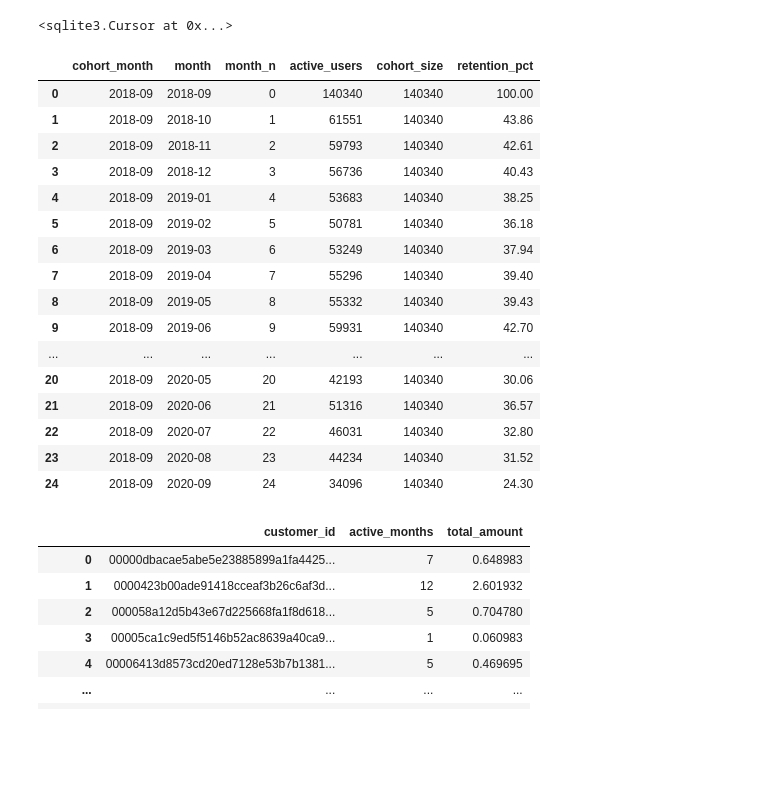
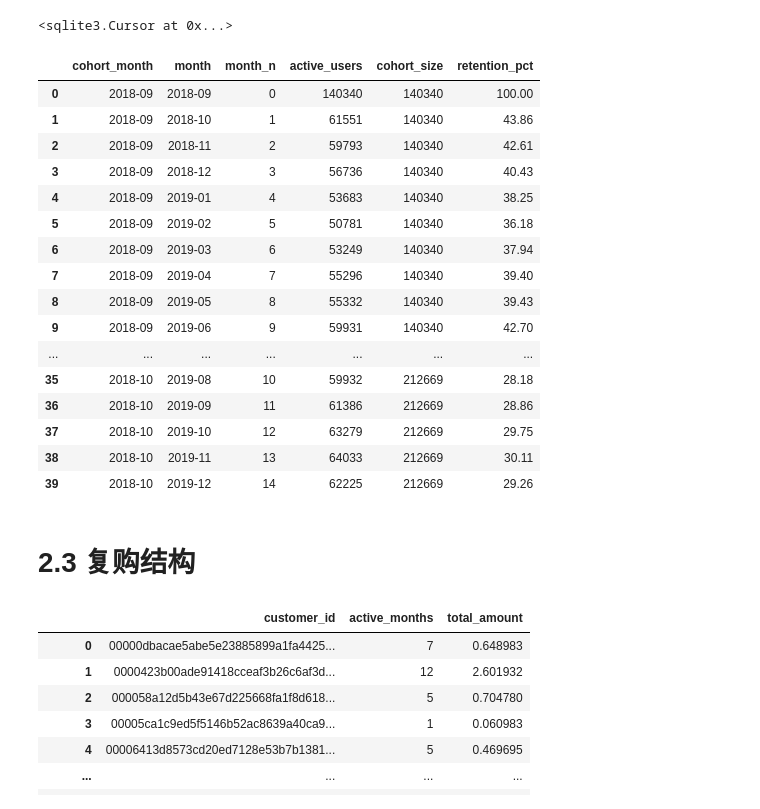
Before and after one commit to ChaceXYang/analytics-lab, a Jupyter notebook: projects/hm-customer-retention-rfm/02_sql_analysis.ipynb, the cells around one changed output. Drawn from its saved outputs; the diff is of its cells as text; code cells hidden in the pictures; blank space fills up the shorter version.

```diff
--- a/projects/hm-customer-retention-rfm/02_sql_analysis.ipynb
+++ b/projects/hm-customer-retention-rfm/02_sql_analysis.ipynb
@@ -267,27 +271,29 @@ order by a.cohort_month, month_n
 # %%
 pd.read_sql("""
 select *
 from cohort_retention
-limit 25
+limit 40
 """, conn)
 # %% [output]
 |  | cohort_month | month | month_n | active_users | cohort_size | retention_pct |
 | 0 | 2018-09 | 2018-09 | 0 | 140340 | 140340 | 100.00 |
 | 1 | 2018-09 | 2018-10 | 1 | 61551 | 140340 | 43.86 |
 | 2 | 2018-09 | 2018-11 | 2 | 59793 | 140340 | 42.61 |
 | 3 | 2018-09 | 2018-12 | 3 | 56736 | 140340 | 40.43 |
 | 4 | 2018-09 | 2019-01 | 4 | 53683 | 140340 | 38.25 |
 | 5 | 2018-09 | 2019-02 | 5 | 50781 | 140340 | 36.18 |
 | 6 | 2018-09 | 2019-03 | 6 | 53249 | 140340 | 37.94 |
 | 7 | 2018-09 | 2019-04 | 7 | 55296 | 140340 | 39.40 |
 | 8 | 2018-09 | 2019-05 | 8 | 55332 | 140340 | 39.43 |
 | 9 | 2018-09 | 2019-06 | 9 | 59931 | 140340 | 42.70 |
 | ... | ... | ... | ... | ... | ... | ... |
-| 20 | 2018-09 | 2020-05 | 20 | 42193 | 140340 | 30.06 |
-| 21 | 2018-09 | 2020-06 | 21 | 51316 | 140340 | 36.57 |
-| 22 | 2018-09 | 2020-07 | 22 | 46031 | 140340 | 32.80 |
-| 23 | 2018-09 | 2020-08 | 23 | 44234 | 140340 | 31.52 |
-| 24 | 2018-09 | 2020-09 | 24 | 34096 | 140340 | 24.30 |
+| 35 | 2018-10 | 2019-08 | 10 | 59932 | 212669 | 28.18 |
+| 36 | 2018-10 | 2019-09 | 11 | 61386 | 212669 | 28.86 |
+| 37 | 2018-10 | 2019-10 | 12 | 63279 | 212669 | 29.75 |
+| 38 | 2018-10 | 2019-11 | 13 | 64033 | 212669 | 30.11 |
+| 39 | 2018-10 | 2019-12 | 14 | 62225 | 212669 | 29.26 |
+# %% [markdown]
+# 2.3 复购结构
 # %%
 # 每个客户的"活跃月数 + 总消费"
 pd.read_sql("""
```
Also changed, not shown: parts of 21 cells of this notebook, 10 other files.
